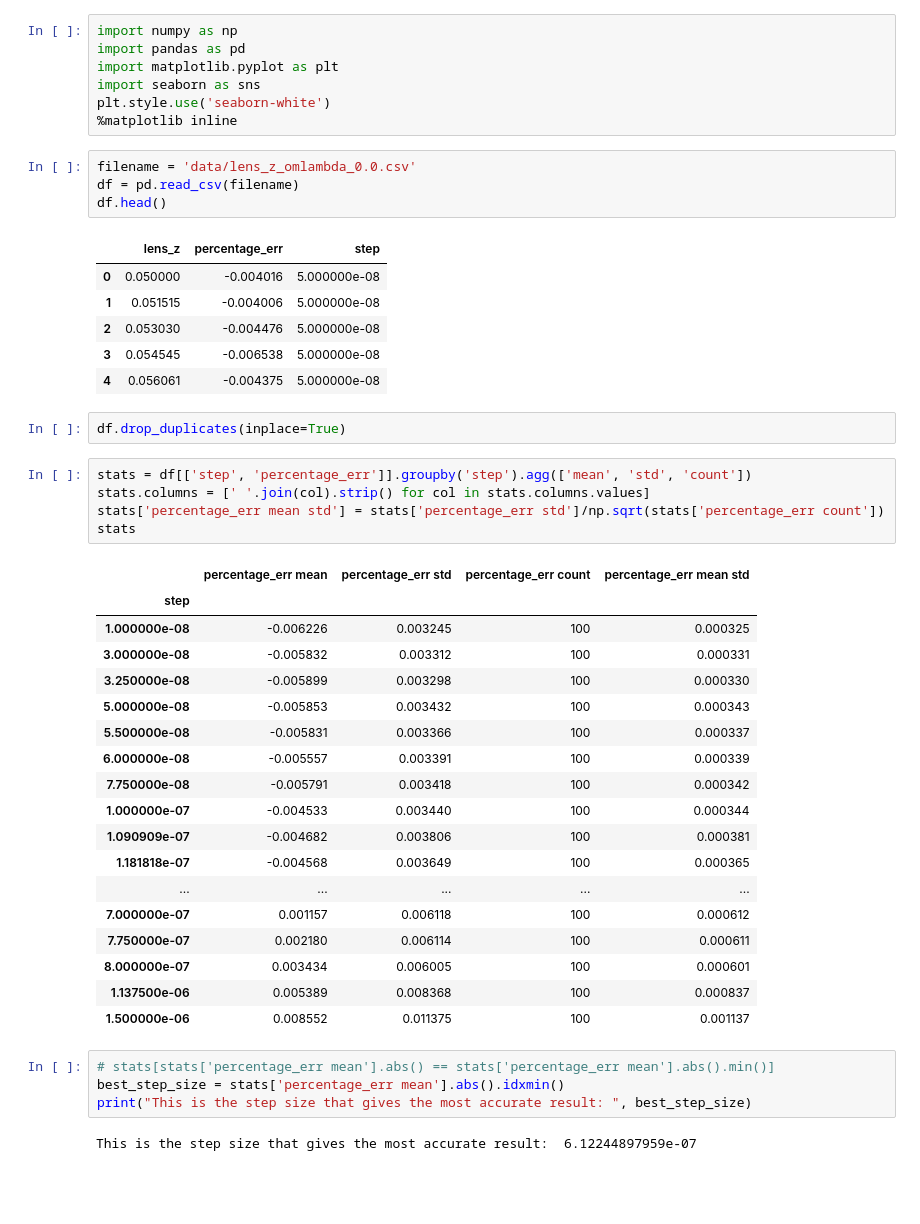
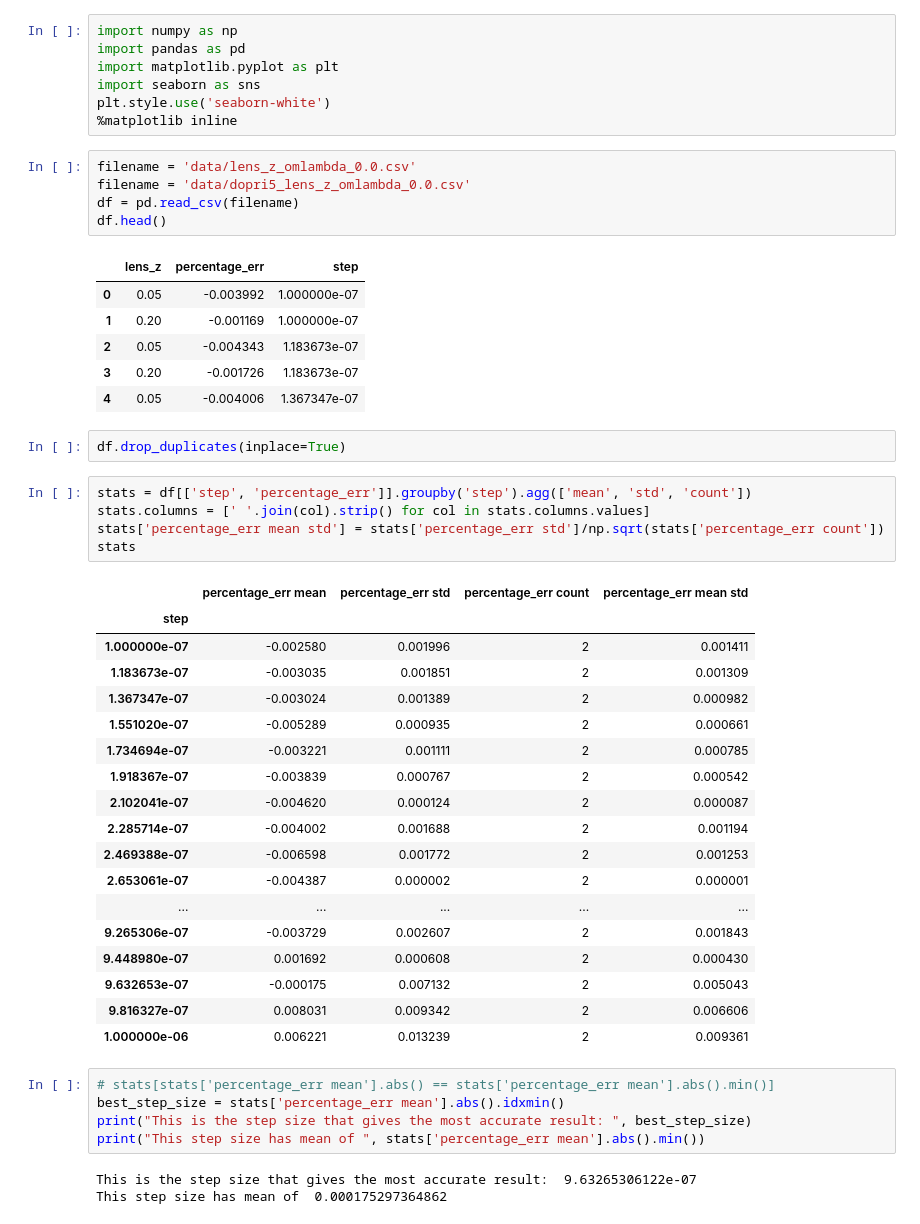
Before and after one commit to lingxz/lightbending, a Jupyter notebook: variance_vs_step.ipynb, the cells around one changed output. Drawn from its saved outputs; the diff is of its cells as text; blank space fills up the shorter version.

```diff
--- a/variance_vs_step.ipynb
+++ b/variance_vs_step.ipynb
@@ -7,15 +7,16 @@ plt.style.use('seaborn-white')
 %matplotlib inline
 # %%
 filename = 'data/lens_z_omlambda_0.0.csv'
+filename = 'data/dopri5_lens_z_omlambda_0.0.csv'
 df = pd.read_csv(filename)
 df.head()
 # %% [output]
 |  | lens_z | percentage_err | step |
-| 0 | 0.050000 | -0.004016 | 5.000000e-08 |
-| 1 | 0.051515 | -0.004006 | 5.000000e-08 |
-| 2 | 0.053030 | -0.004476 | 5.000000e-08 |
-| 3 | 0.054545 | -0.006538 | 5.000000e-08 |
-| 4 | 0.056061 | -0.004375 | 5.000000e-08 |
+| 0 | 0.05 | -0.003992 | 1.000000e-07 |
+| 1 | 0.20 | -0.001169 | 1.000000e-07 |
+| 2 | 0.05 | -0.004343 | 1.183673e-07 |
+| 3 | 0.20 | -0.001726 | 1.183673e-07 |
+| 4 | 0.05 | -0.004006 | 1.367347e-07 |
 # %%
 df.drop_duplicates(inplace=True)
 # %%
@@ -26,25 +27,27 @@ stats
 # %% [output]
 |  | percentage_err mean | percentage_err std | percentage_err count | percentage_err mean std |
 | step |  |  |  |  |
-| 1.000000e-08 | -0.006226 | 0.003245 | 100 | 0.000325 |
-| 3.000000e-08 | -0.005832 | 0.003312 | 100 | 0.000331 |
-| 3.250000e-08 | -0.005899 | 0.003298 | 100 | 0.000330 |
-| 5.000000e-08 | -0.005853 | 0.003432 | 100 | 0.000343 |
-| 5.500000e-08 | -0.005831 | 0.003366 | 100 | 0.000337 |
-| 6.000000e-08 | -0.005557 | 0.003391 | 100 | 0.000339 |
-| 7.750000e-08 | -0.005791 | 0.003418 | 100 | 0.000342 |
-| 1.000000e-07 | -0.004533 | 0.003440 | 100 | 0.000344 |
-| 1.090909e-07 | -0.004682 | 0.003806 | 100 | 0.000381 |
-| 1.181818e-07 | -0.004568 | 0.003649 | 100 | 0.000365 |
+| 1.000000e-07 | -0.002580 | 0.001996 | 2 | 0.001411 |
+| 1.183673e-07 | -0.003035 | 0.001851 | 2 | 0.001309 |
+| 1.367347e-07 | -0.003024 | 0.001389 | 2 | 0.000982 |
+| 1.551020e-07 | -0.005289 | 0.000935 | 2 | 0.000661 |
+| 1.734694e-07 | -0.003221 | 0.001111 | 2 | 0.000785 |
+| 1.918367e-07 | -0.003839 | 0.000767 | 2 | 0.000542 |
+| 2.102041e-07 | -0.004620 | 0.000124 | 2 | 0.000087 |
+| 2.285714e-07 | -0.004002 | 0.001688 | 2 | 0.001194 |
+| 2.469388e-07 | -0.006598 | 0.001772 | 2 | 0.001253 |
+| 2.653061e-07 | -0.004387 | 0.000002 | 2 | 0.000001 |
 | ... | ... | ... | ... | ... |
-| 7.000000e-07 | 0.001157 | 0.006118 | 100 | 0.000612 |
-| 7.750000e-07 | 0.002180 | 0.006114 | 100 | 0.000611 |
-| 8.000000e-07 | 0.003434 | 0.006005 | 100 | 0.000601 |
-| 1.137500e-06 | 0.005389 | 0.008368 | 100 | 0.000837 |
-| 1.500000e-06 | 0.008552 | 0.011375 | 100 | 0.001137 |
+| 9.265306e-07 | -0.003729 | 0.002607 | 2 | 0.001843 |
+| 9.448980e-07 | 0.001692 | 0.000608 | 2 | 0.000430 |
+| 9.632653e-07 | -0.000175 | 0.007132 | 2 | 0.005043 |
+| 9.816327e-07 | 0.008031 | 0.009342 | 2 | 0.006606 |
+| 1.000000e-06 | 0.006221 | 0.013239 | 2 | 0.009361 |
 # %%
 # stats[stats['percentage_err mean'].abs() == stats['percentage_err mean'].abs().min()]
 best_step_size = stats['percentage_err mean'].abs().idxmin()
 print("This is the step size that gives the most accurate result: ", best_step_size)
+print("This step size has mean of ", stats['percentage_err mean'].abs().min())
 # %% [output]
-This is the step size that gives the most accurate result:  6.12244897959e-07
+This is the step size that gives the most accurate result:  9.63265306122e-07
+This step size has mean of  0.000175297364862
```
Also changed, not shown: parts of 6 cells of this notebook, 7 other files.
